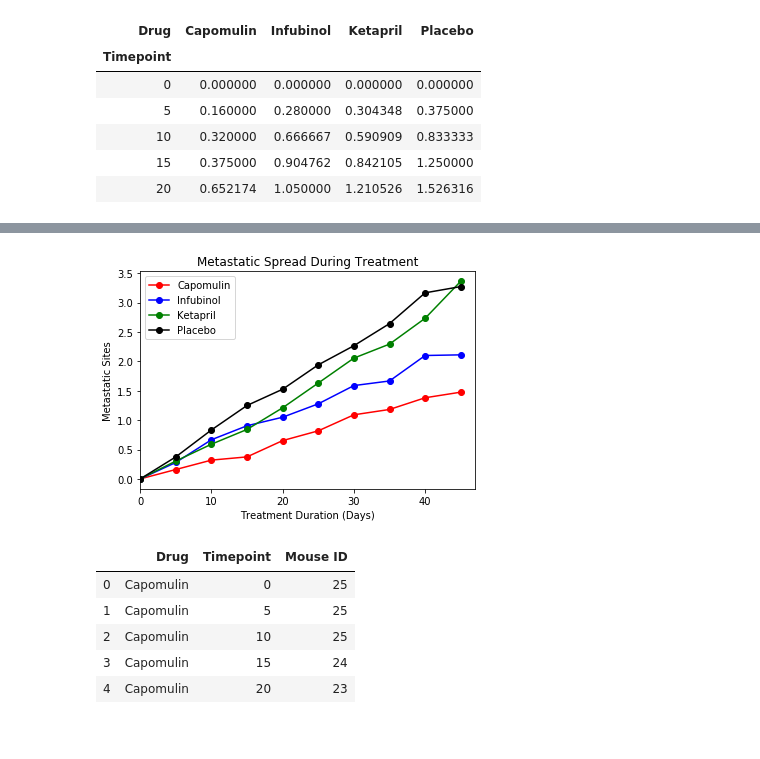
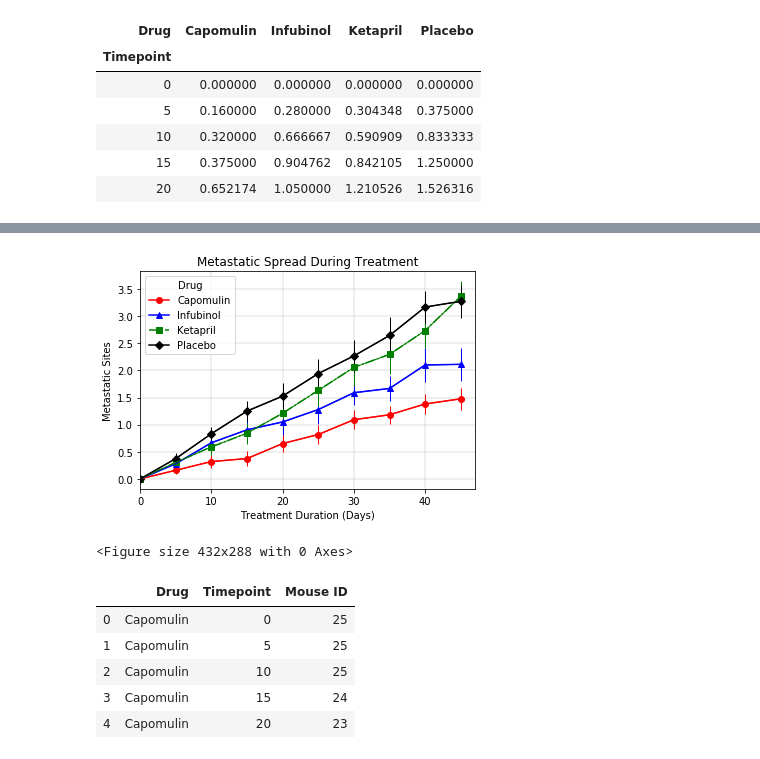
Before and after one commit to mahoneyjam/matplotlib-challenge, a Jupyter notebook: pymaceuticals_JM.ipynb, the cells around one changed output, grey strips where cells are left out. Saved outputs shown, nothing was run; the diff lists cells and outputs as text; code cells hidden in the pictures.

```diff
--- a/pymaceuticals_JM.ipynb
+++ b/pymaceuticals_JM.ipynb
@@ -177,18 +151,19 @@ reformat_sem_df
+# %%
+err = reformat_sem_df
 # %%
-updated_met_df.plot(color=('red', 'blue', 'green', 'black'), marker=('o'), markersize=6)
-yerror = 0.5
+ax = updated_met_df.plot(color=('red', 'blue', 'green', 'black'), yerr = err, linewidth=1, legend = False)
+updated_met_df.plot(style=['ro-', 'b^-', 'gs-.', 'kD-'], markersize=6, ax=ax)
+plt.grid(color='grey', linestyle='-', linewidth=0.25)
 plt.title("Metastatic Spread During Treatment")
 plt.xlabel("Treatment Duration (Days)")
 plt.ylabel("Metastatic Sites")
-plt.legend(loc='upper left')
 plt.xlim(0, 47)
-# plt.errorbar(updated_met_df, updated_met_df, yerr=reformat_sem_df, xerr=None)
-# plt.errorbar(reformat_sem_df.index, reformat_sem_df.values, yerr=reformat_sem_df['std'])
-# plt.errorbar(updated_met_df.index, updated_met_df.values, yerr=yerror)
 
-plt.show()
+plt.show();
+plt.savefig("Metastatic_Spread.svg")
 # %% [output]
-[figure, old version]
+[figure, new version]
+<Figure size 432x288 with 0 Axes>
 # %%
 count_df = data_group_df.count()
 mouse_count_df = count_df.drop(["Metastatic Sites", "Tumor Volume (mm3)"], axis=1)
```
Also changed, not shown: parts of 12 cells of this notebook, 4 other files.
